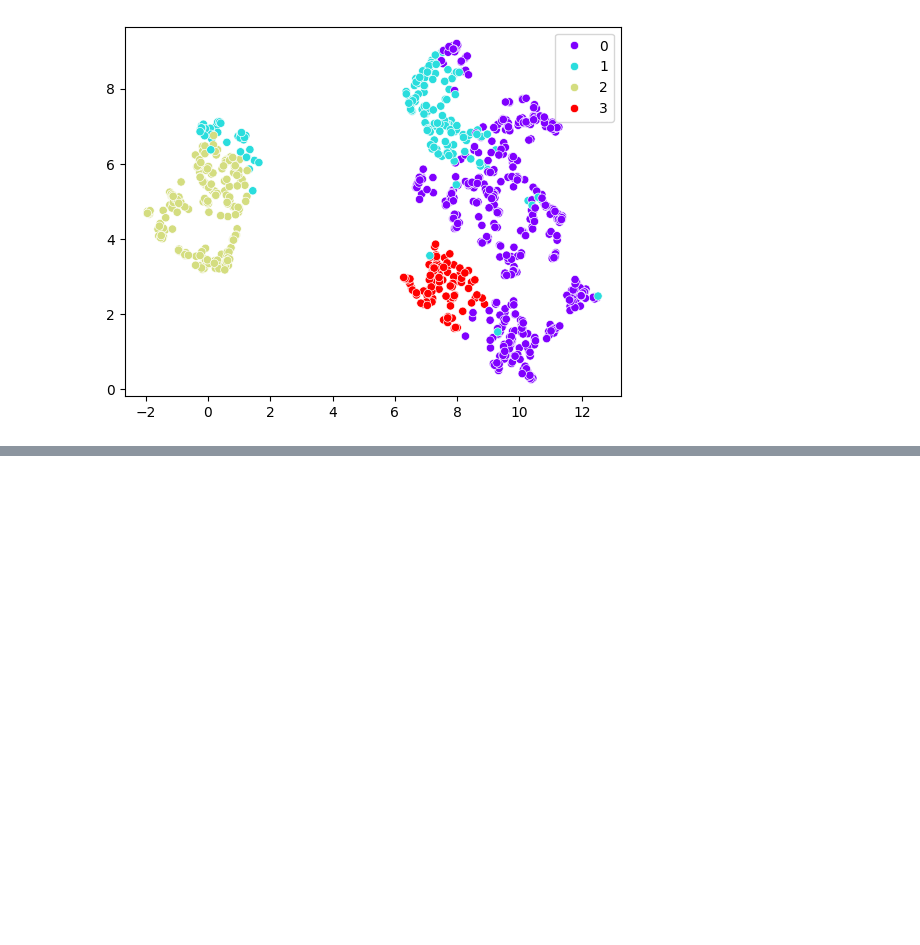
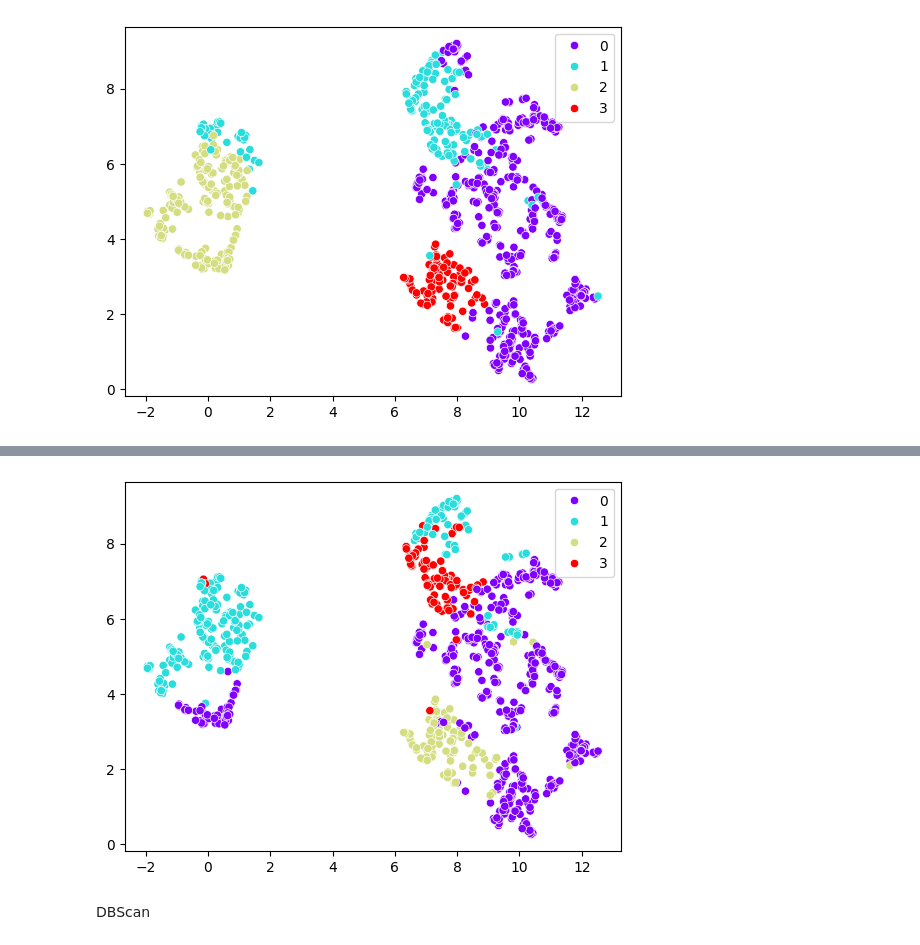
Before and after one commit to vladimiroves88/HomeWork2, a Jupyter notebook: 2.ipynb, the cells around one changed output, grey strips where cells are left out. Cells and saved outputs as stored; diff of their text form; code cells hidden in the pictures; blank space fills up the shorter version.

```diff
--- a/2.ipynb
+++ b/2.ipynb
@@ -198,5 +196,5 @@ data.shape
 # %% [output]
 (1000, 19)
 # %%
-data_tnse = umap.UMAP(n_components=2, random_state=42).fit_transform(data);
+data_dr = umap.UMAP(n_components=2, random_state=42).fit_transform(data);
 # %%
@@ -237,0 +255,8 @@ sns.scatterplot(x=data_tnse[:,0], y=data_tnse[:,1], hue=labels, palette='rainbow
+# %%
+agg = AgglomerativeClustering(n_clusters=4).fit(data)
+labels = agg.labels_
+sns.scatterplot(x=data_dr[:,0], y=data_dr[:,1], hue=labels, palette='rainbow');
+# %% [output]
+[figure, added]
+# %% [markdown]
+DBScan
```
Also changed, not shown: parts of 12 cells of this notebook.
